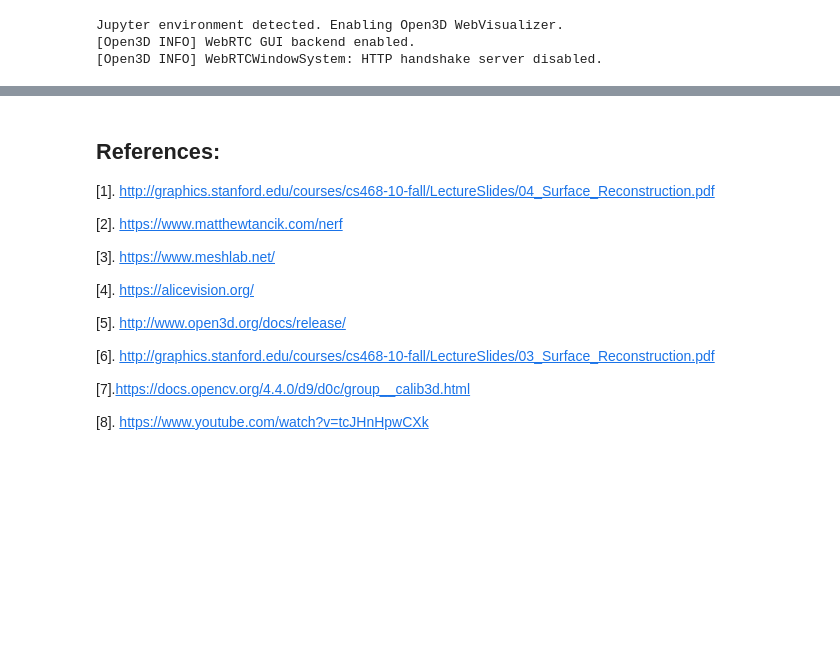
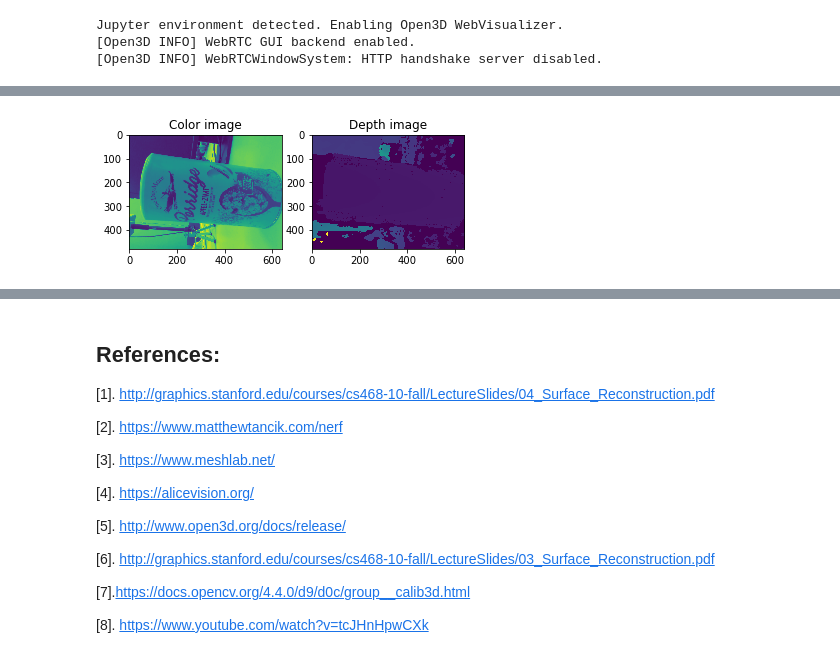
Before and after one commit to SiyiDai/pphau_lab, a Jupyter notebook: NS3/NS3-Camera Calibration and Object Tracking.ipynb, the cells around one changed output, grey strips where cells are left out. Drawn from its saved outputs; the diff is of its cells as text; code cells hidden in the pictures; blank space fills up the shorter version.

Commit message:
rosbag extraction done

```diff
--- a/NS3/NS3-Camera Calibration and Object Tracking.ipynb
+++ b/NS3/NS3-Camera Calibration and Object Tracking.ipynb
@@ -420,0 +396,19 @@ IndexError: index 0 is out of bounds for axis 0 with size 0
+# %%
+import rosbag
+from scripts.load_ros_bag import load_sequence
+import open3d
+
+bagfile = "assets/homework/icp_tracking_oats.bag"
+data, ret = load_sequence(bagfile)
+
+color_topic = '/camera/color/image_raw'
+depth_topic = '/camera/aligned_depth_to_color/image_raw'
+color_camera_info_topic = '/camera/color/camera_info'
+depth_camera_info_topic = '/camera/aligned_depth_to_color/camera_info'
+
+# It is enough to use the first 50 color and first depth frames.
+for i in range(50):
+    color_image = data[i][color_topic]['msg']
+    depth_image = data[i][depth_topic]['msg']
+    camera_info = data[i][color_camera_info_topic]['msg']
+print(camera_info)
@@ -420,0 +433,15 @@ IndexError: index 0 is out of bounds for axis 0 with size 0
+# %%
+# use o3d.geometry.PointCloud.create_from_rgbd_image to create a point cloud
+color_image = o3d.geometry.Image(np.ascontiguousarray(color_image).astype(np.float32))
+depth_image = o3d.geometry.Image(np.ascontiguousarray(depth_image).astype(np.float32))
+rgbd_image = o3d.geometry.RGBDImage.create_from_color_and_depth(color_image, depth_image)
+
+plt.subplot(1, 2, 1)
+plt.title('Color image')
+plt.imshow(rgbd_image.color)
+plt.subplot(1, 2, 2)
+plt.title('Depth image')
+plt.imshow(rgbd_image.depth)
+plt.show()
+# %% [output]
+[figure, added]
```
Also changed, not shown: parts of 7 cells of this notebook, 3 other files.
